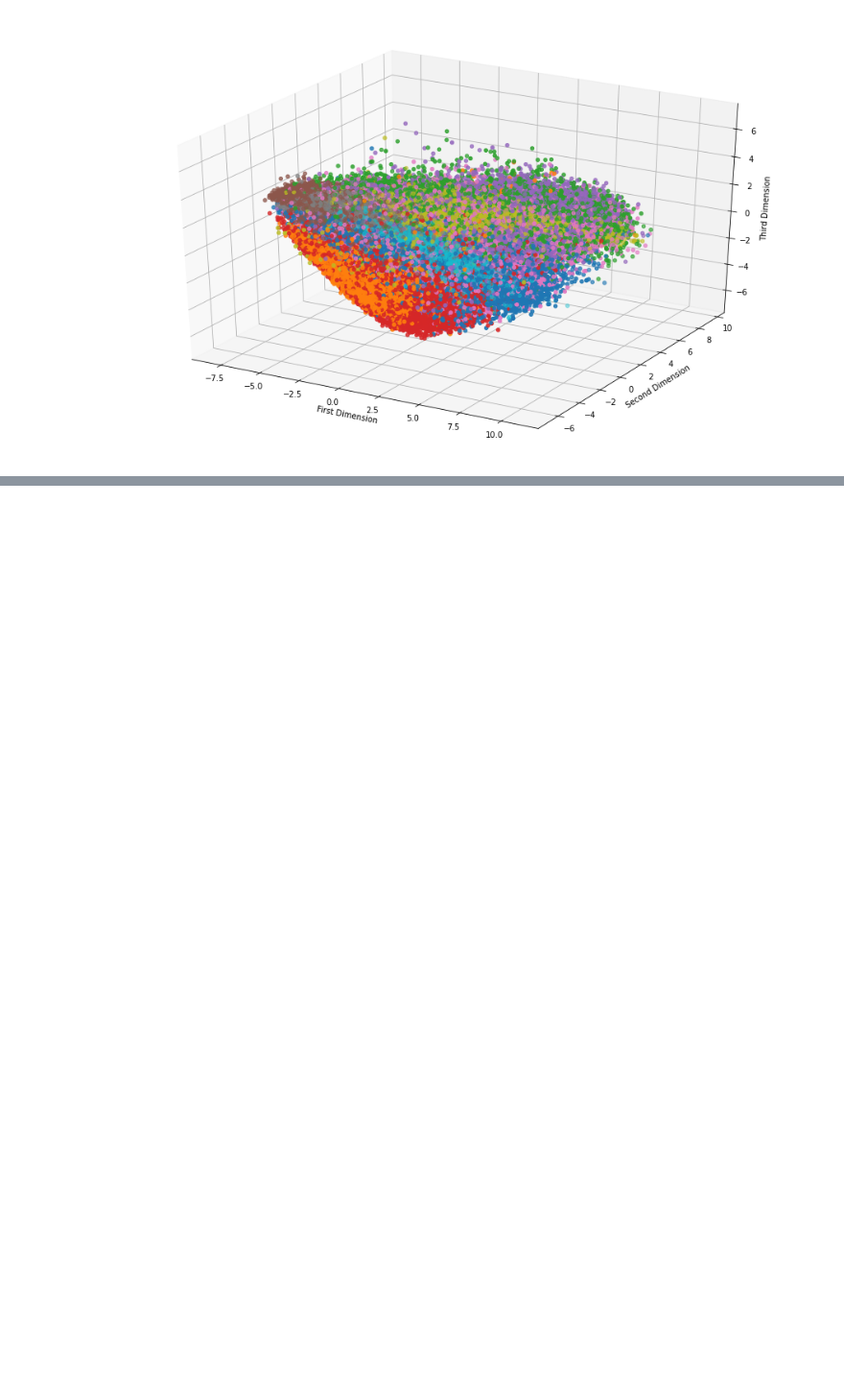
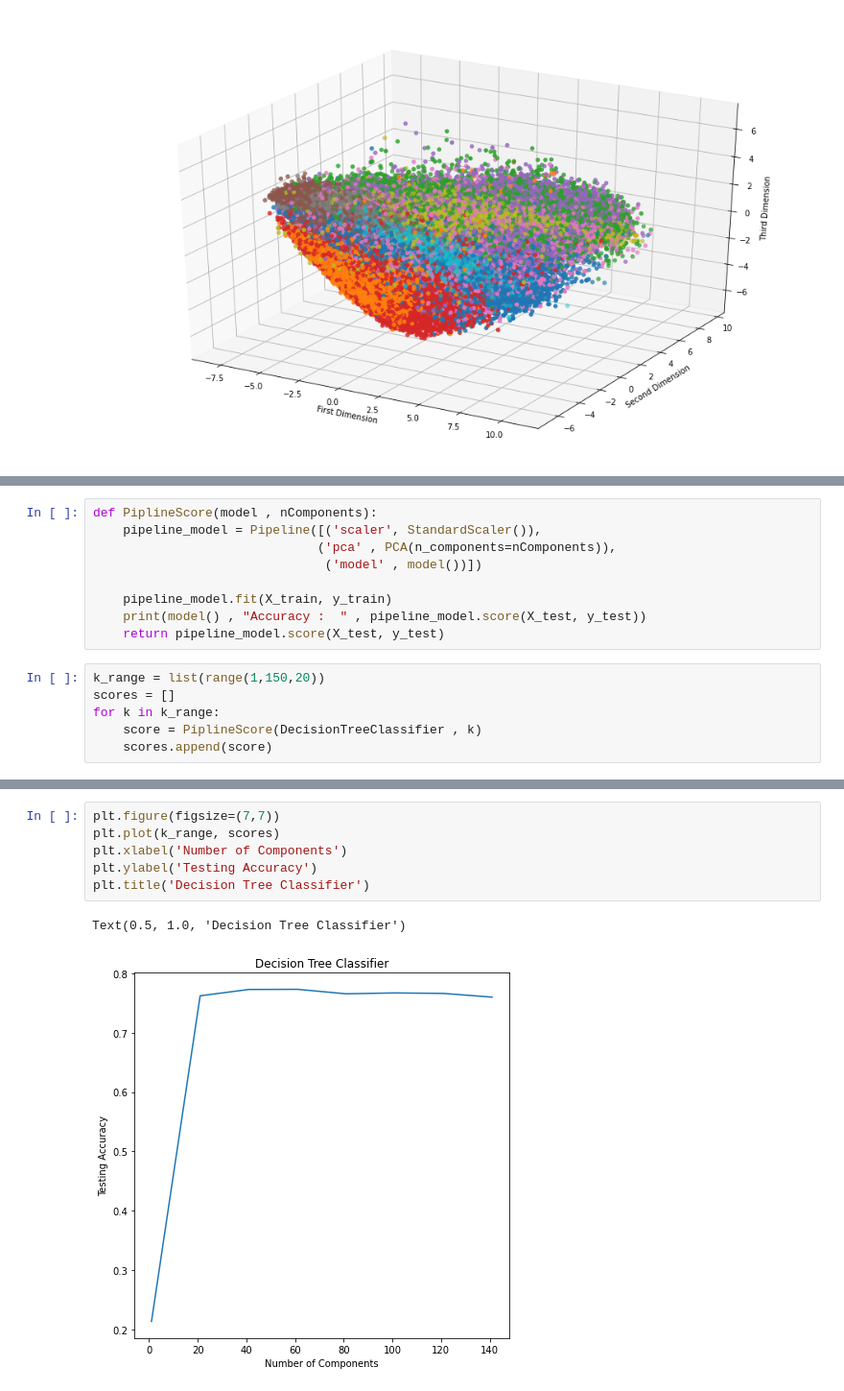
Before and after one commit to Esther-Bi/Data-Simulation-Semester-B-2021-Final-Project, a Jupyter notebook: Notebook 2 - FMNIST.ipynb, the cells around one changed output, grey strips where cells are left out. Shown at 96% size. Cells and saved outputs as stored; diff of their text form; blank space fills up the shorter version.

```diff
--- a/Notebook 2 - FMNIST.ipynb
+++ b/Notebook 2 - FMNIST.ipynb
@@ -186,0 +227,15 @@ We will try to find the lowest value for which we can identify as many labels as
+# %%
+def PiplineScore(model , nComponents):
+    pipeline_model = Pipeline([('scaler', StandardScaler()),
+                              ('pca' , PCA(n_components=nComponents)),
+                               ('model' , model())])
+
+    pipeline_model.fit(X_train, y_train)
+    print(model() , "Accuracy :  " , pipeline_model.score(X_test, y_test))
+    return pipeline_model.score(X_test, y_test)
+# %%
+k_range = list(range(1,150,20))
+scores = []
+for k in k_range:
+    score = PiplineScore(DecisionTreeClassifier , k)
+    scores.append(score)
@@ -186,0 +251,9 @@ We will try to find the lowest value for which we can identify as many labels as
+# %%
+plt.figure(figsize=(7,7))
+plt.plot(k_range, scores)
+plt.xlabel('Number of Components')
+plt.ylabel('Testing Accuracy')
+plt.title('Decision Tree Classifier')
+# %% [output]
+Text(0.5, 1.0, 'Decision Tree Classifier')
+[figure, added]
```
Also changed, not shown: parts of 12 cells of this notebook.
